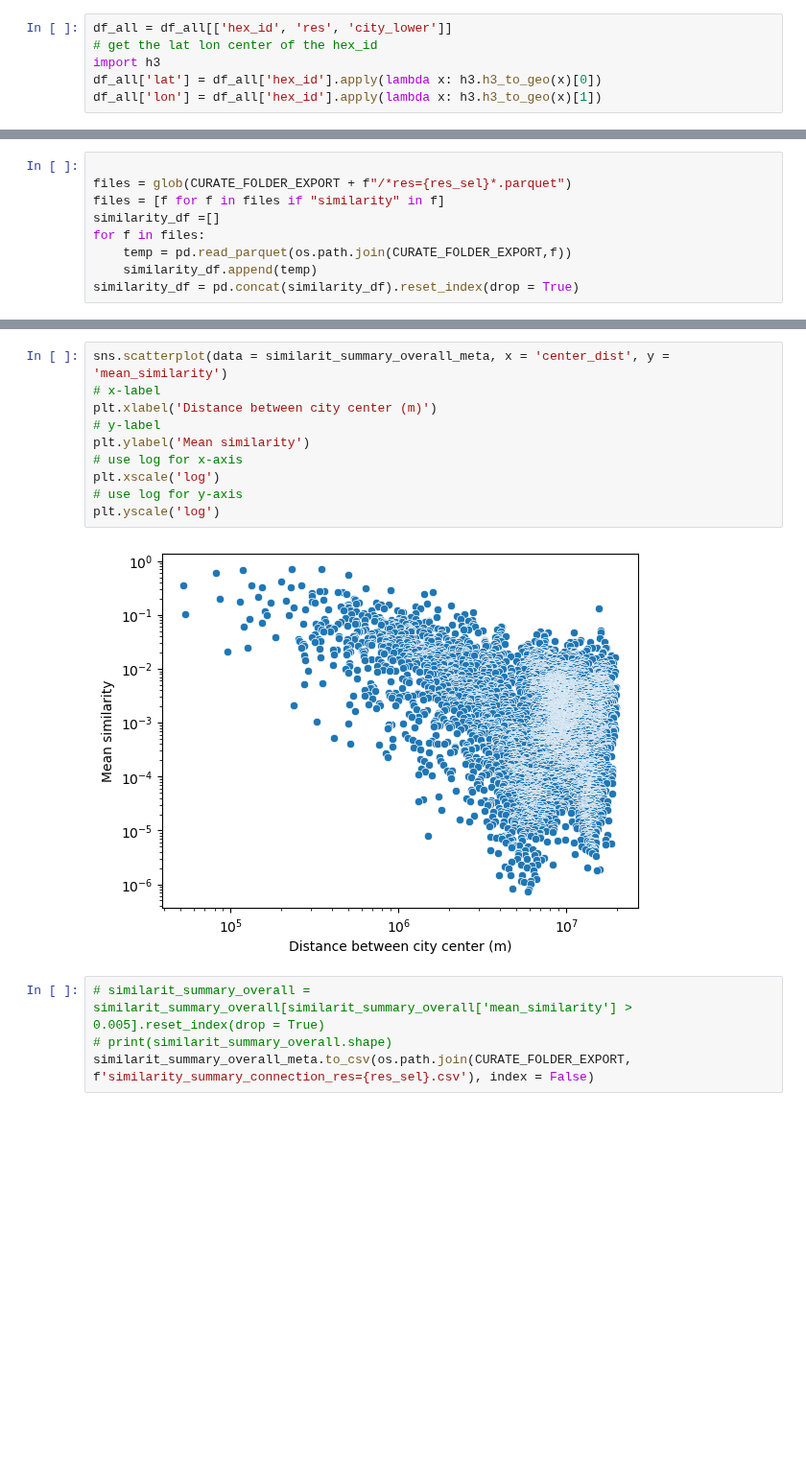
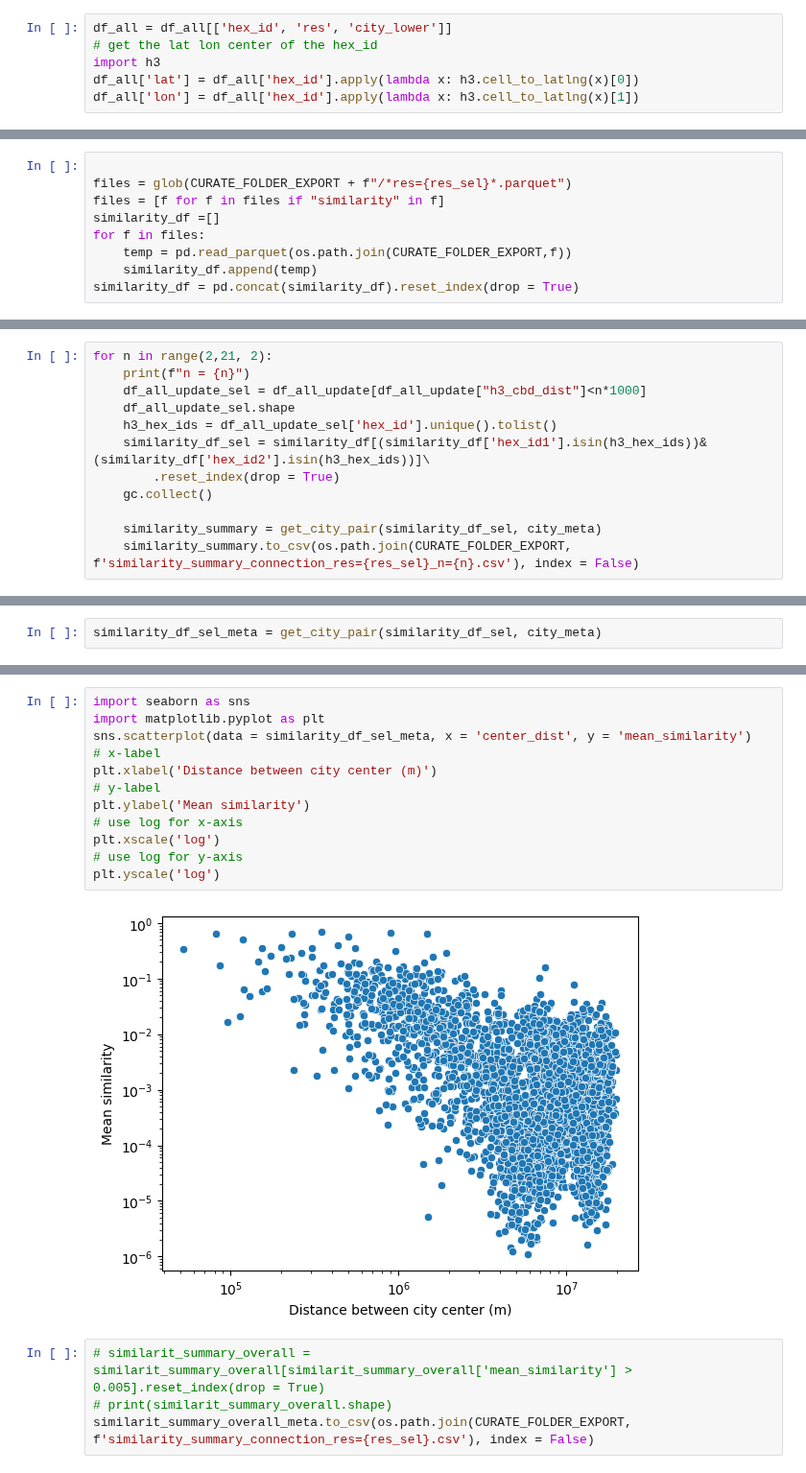
Before and after one commit to brookefzy/uvi-time-machine, a Jupyter notebook: _script/A-city-never-was/B6_hex_metrics.ipynb, the cells around one changed output, grey strips where cells are left out. Shown at 96% size. Drawn from its saved outputs; the diff is of its cells as text; blank space fills up the shorter version.

```diff
--- a/_script/A-city-never-was/B6_hex_metrics.ipynb
+++ b/_script/A-city-never-was/B6_hex_metrics.ipynb
@@ -36,8 +36,8 @@ df_all = pd.concat(df_all).drop_duplicates('hex_id').reset_index(drop = True)
 df_all = df_all[['hex_id', 'res', 'city_lower']]
 # get the lat lon center of the hex_id
 import h3
-df_all['lat'] = df_all['hex_id'].apply(lambda x: h3.h3_to_geo(x)[0])
-df_all['lon'] = df_all['hex_id'].apply(lambda x: h3.h3_to_geo(x)[1])
+df_all['lat'] = df_all['hex_id'].apply(lambda x: h3.cell_to_latlng(x)[0])
+df_all['lon'] = df_all['hex_id'].apply(lambda x: h3.cell_to_latlng(x)[1])
 # %%
 df_all_update = df_all.merge(city_meta, on = 'city_lower', how = 'inner')
 
@@ -136,0 +139,12 @@ similarit_summary_overall_meta['center_dist'].hist(bins = 100)
+# %%
+for n in range(2,21, 2):
+    print(f"n = {n}")
+    df_all_update_sel = df_all_update[df_all_update["h3_cbd_dist"]<n*1000]
+    df_all_update_sel.shape
+    h3_hex_ids = df_all_update_sel['hex_id'].unique().tolist()
+    similarity_df_sel = similarity_df[(similarity_df['hex_id1'].isin(h3_hex_ids))&(similarity_df['hex_id2'].isin(h3_hex_ids))]\
+        .reset_index(drop = True)
+    gc.collect()
+
+    similarity_summary = get_city_pair(similarity_df_sel, city_meta)
+    similarity_summary.to_csv(os.path.join(CURATE_FOLDER_EXPORT, f'similarity_summary_connection_res={res_sel}_n={n}.csv'), index = False)
@@ -136,0 +161,2 @@ similarit_summary_overall_meta['center_dist'].hist(bins = 100)
+# %%
+similarity_df_sel_meta = get_city_pair(similarity_df_sel, city_meta)
@@ -137,15 +177,17 @@ similarit_summary_overall_meta['center_dist'].hist(bins = 100)
 # %%
-sns.scatterplot(data = similarit_summary_overall_meta, x = 'center_dist', y = 'mean_similarity')
+import seaborn as sns
+import matplotlib.pyplot as plt
+sns.scatterplot(data = similarity_df_sel_meta, x = 'center_dist', y = 'mean_similarity')
 # x-label
 plt.xlabel('Distance between city center (m)')
 # y-label
 plt.ylabel('Mean similarity')
 # use log for x-axis
 plt.xscale('log')
 # use log for y-axis
 plt.yscale('log')
 # %% [output]
-[figure, old version]
+[figure, new version]
 # %%
 # similarit_summary_overall = similarit_summary_overall[similarit_summary_overall['mean_similarity'] > 0.005].reset_index(drop = True)
 # print(similarit_summary_overall.shape)
```
Also changed, not shown: parts of 12 cells of this notebook, 2 other files.
